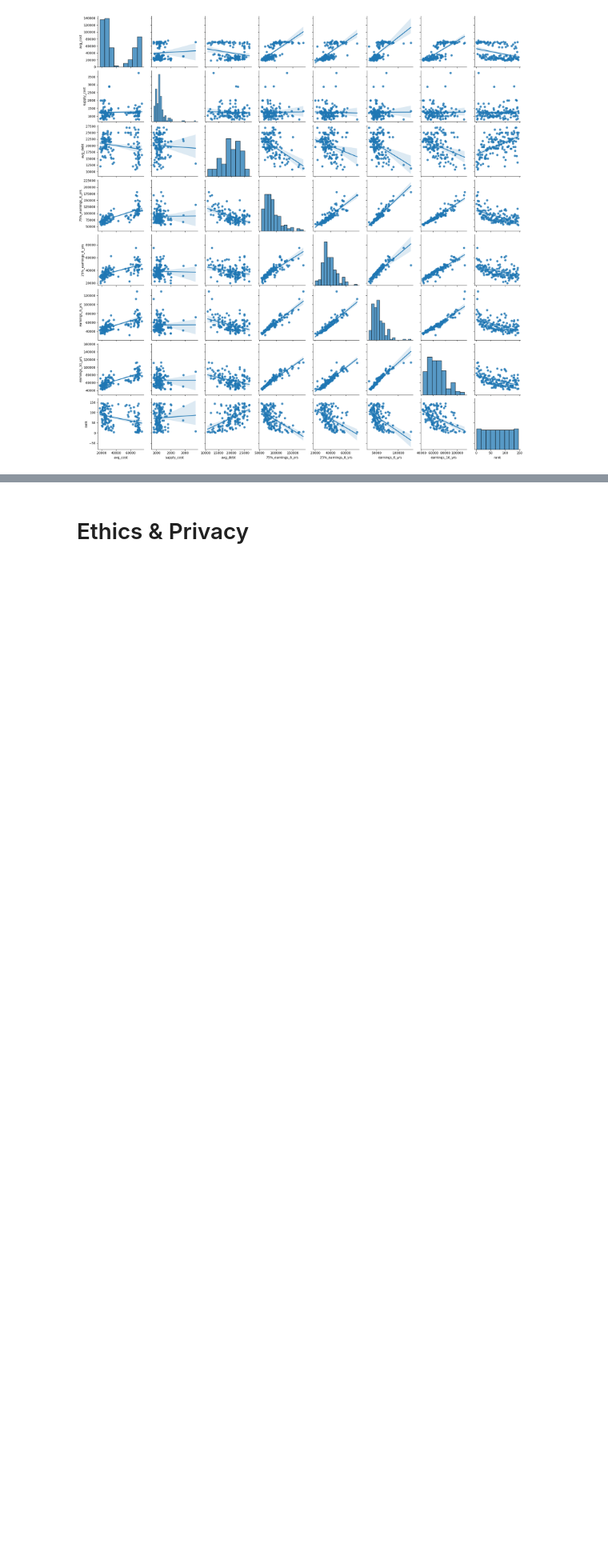
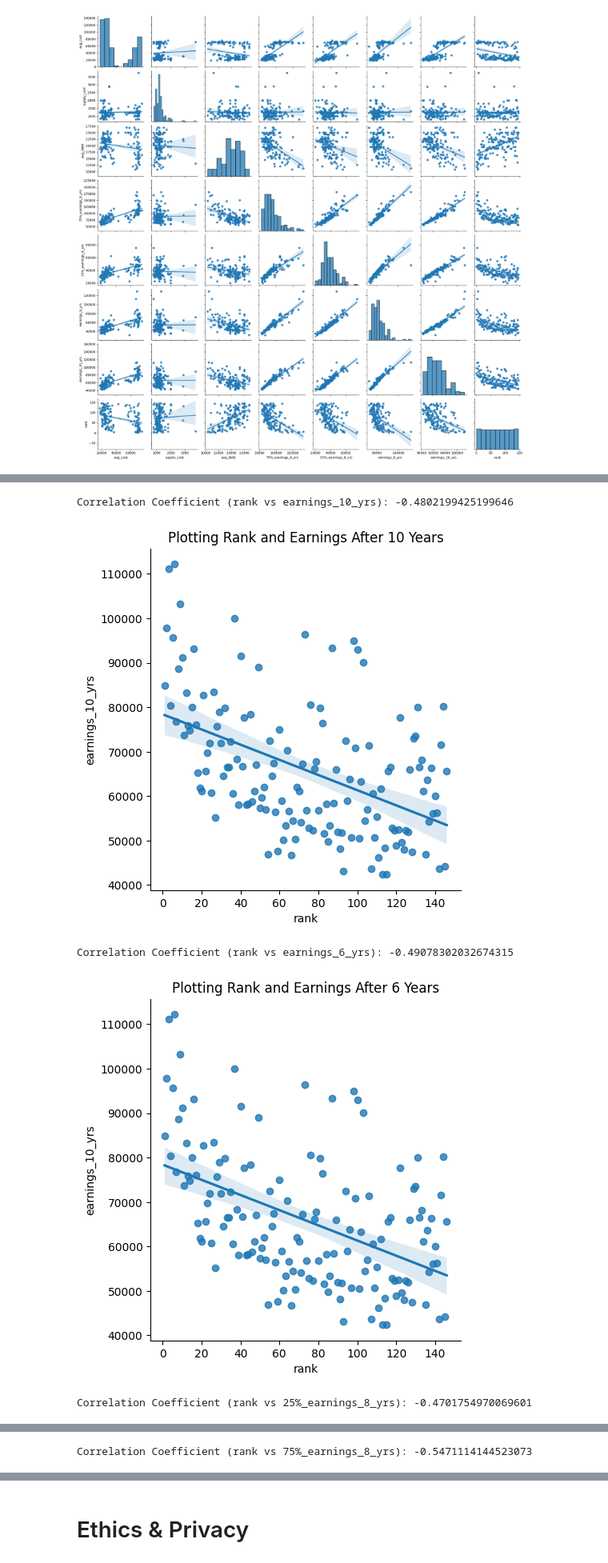
Before and after one commit to b4tan/College-Rank-and-Career-Success, a Jupyter notebook: EDACheckpoint_group067.ipynb, the cells around one changed output, grey strips where cells are left out. Shown at 80% size. Saved outputs shown, nothing was run; the diff lists cells and outputs as text; code cells hidden in the pictures; blank space fills up the shorter version.

Commit message:
Added Critical Plots against Rank

```diff
--- a/EDACheckpoint_group067.ipynb
+++ b/EDACheckpoint_group067.ipynb
@@ -302,0 +265,71 @@ The positive correlations between earnings_6_yrs and earnings_10_yrs with both 7
+# %%
+rankEarnings10 = sns.lmplot(x='rank', y='earnings_10_yrs', data=college_data)
+
+correlation_coefficient = college_data['rank'].corr(college_data['earnings_10_yrs'])
+print("Correlation Coefficient (rank vs earnings_10_yrs):", correlation_coefficient)
+plt.title('Plotting Rank and Earnings After 10 Years')
+plt.show()
+
+rankEarnings6 = sns.lmplot(x='rank', y='earnings_10_yrs', data=college_data)
+
+correlation_coefficient = college_data['rank'].corr(college_data['earnings_6_yrs'])
+print("Correlation Coefficient (rank vs earnings_6_yrs):", correlation_coefficient)
+plt.title('Plotting Rank and Earnings After 6 Years')
+plt.show()
+
+
+
+rankEarnings258 = sns.lmplot(x='rank', y='25%_earnings_8_yrs', data=college_data)
+
+correlation_coefficient = college_data['rank'].corr(college_data['25%_earnings_8_yrs'])
+print("Correlation Coefficient (rank vs 25%_earnings_8_yrs):", correlation_coefficient)
+plt.title('Plotting Rank and 25% Earnings After 8 years')
+plt.show()
+
+
+
+rankEarnings758 = sns.lmplot(x='rank', y='75%_earnings_8_yrs', data=college_data)
+
+correlation_coefficient = college_data['rank'].corr(college_data['75%_earnings_8_yrs'])
+print("Correlation Coefficient (rank vs 75%_earnings_8_yrs):", correlation_coefficient)
+plt.title('Plotting Rank and 75% Earnings After 8 years')
+plt.show()
+
+
+
+
+
+
+rankDebt = sns.lmplot(x='rank', y='avg_debt', data=college_data)
+
+correlation_coefficient = college_data['rank'].corr(college_data['avg_debt'])
+print("Correlation Coefficient (rank vs avg_debt):", correlation_coefficient)
+plt.title('Plotting Rank and Rank Debt')
+plt.show()
+
+
+
+
+
+rankSupplyCost = sns.lmplot(x='rank', y='supply_cost', data=college_data)
+
+correlation_coefficient = college_data['rank'].corr(college_data['supply_cost'])
+print("Correlation Coefficient (rank vs supply_cost):", correlation_coefficient)
+plt.title('Plotting Rank and Supply Cost')
+plt.show()
+
+
+
+
+rankAvgCost = sns.lmplot(x='rank', y='avg_cost', data=college_data)
+
+correlation_coefficient = college_data['rank'].corr(college_data['avg_cost'])
+print("Correlation Coefficient (rank vs avg_cost):", correlation_coefficient)
+plt.title('Plotting Rank and Average Cost')
+plt.show()
+# %% [output]
+Correlation Coefficient (rank vs earnings_10_yrs): -0.4802199425199646
+[figure, added]
+Correlation Coefficient (rank vs earnings_6_yrs): -0.49078302032674315
+[figure, added]
+Correlation Coefficient (rank vs 25%_earnings_8_yrs): -0.4701754970069601
@@ -302,0 +337 @@ The positive correlations between earnings_6_yrs and earnings_10_yrs with both 7
+Correlation Coefficient (rank vs 75%_earnings_8_yrs): -0.5471114144523073
```
Also changed, not shown: parts of 6 cells of this notebook.
